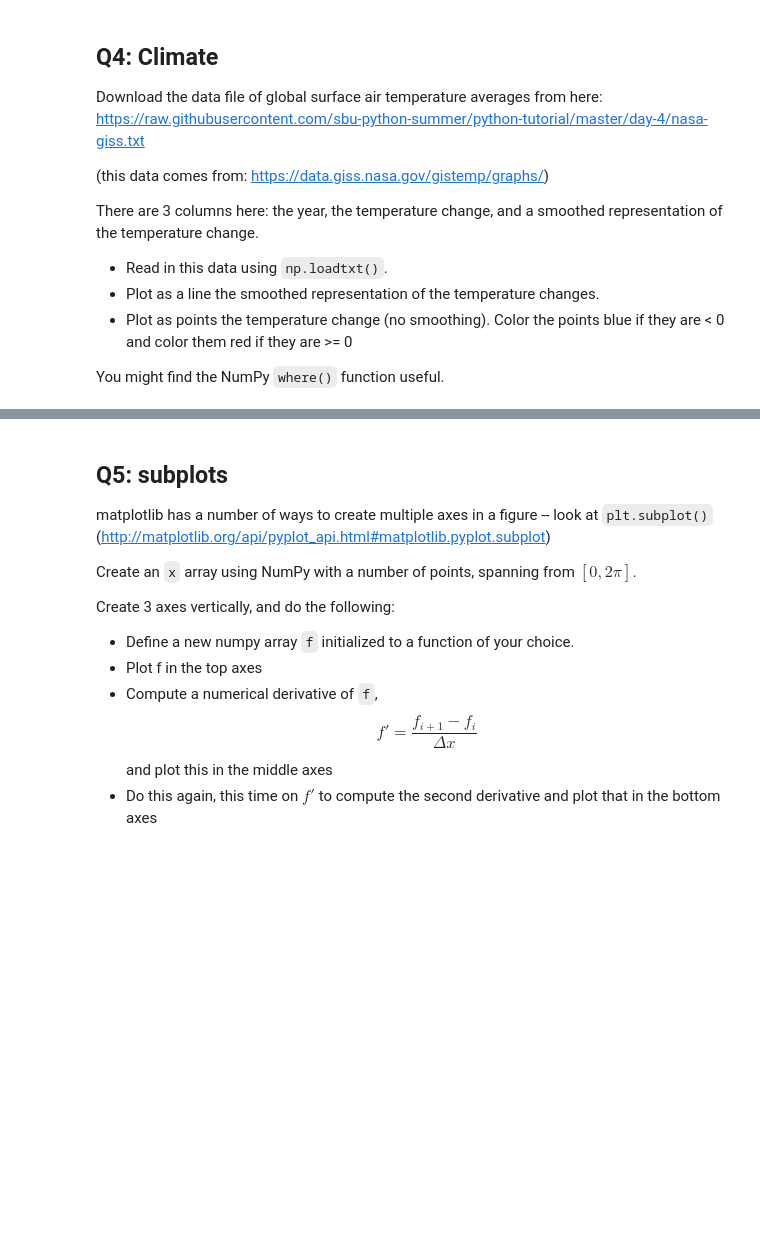
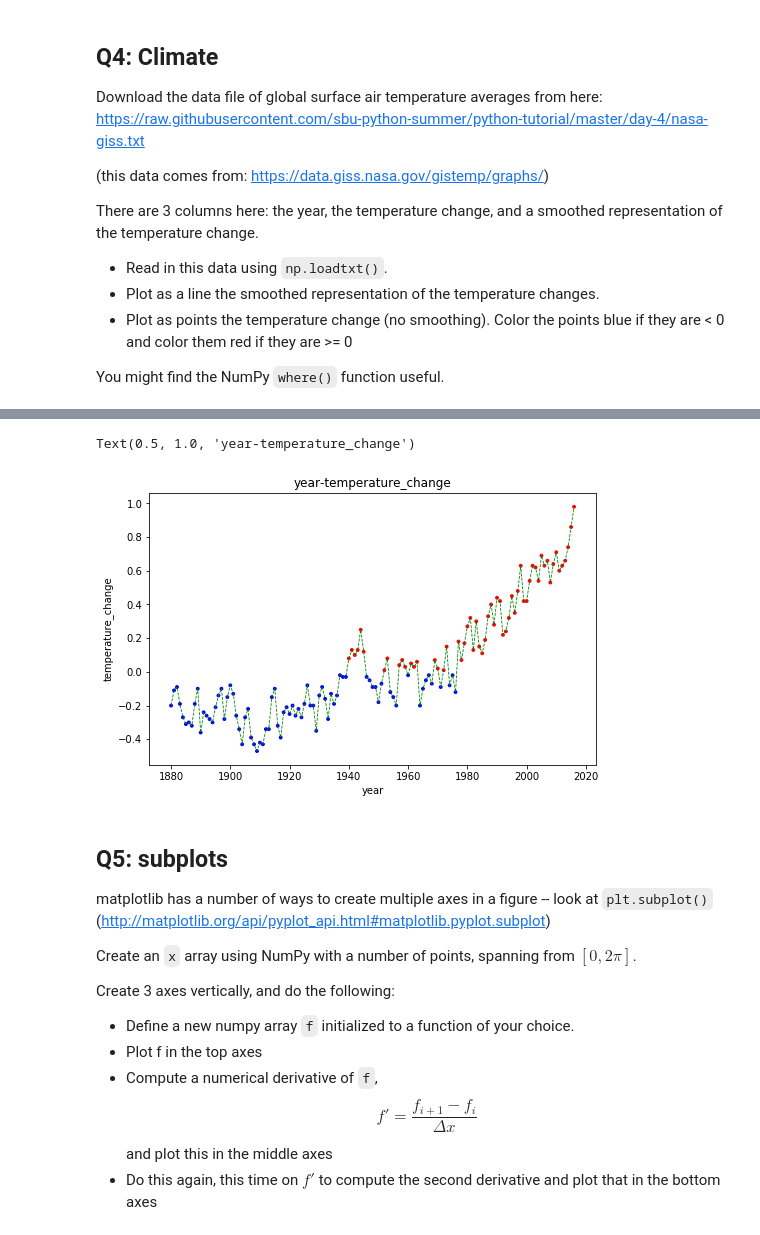
Before and after one commit to jinlin82/2020-python-learning-master, a Jupyter notebook: Week5-Matplotlib/xxy/matplotlib_exercises/2-matplotlib-exercises.ipynb, the cells around one changed output, grey strips where cells are left out. Saved outputs shown, nothing was run; the diff lists cells and outputs as text; code cells hidden in the pictures; blank space fills up the shorter version.

```diff
--- a/Week5-Matplotlib/xxy/matplotlib_exercises/2-matplotlib-exercises.ipynb
+++ b/Week5-Matplotlib/xxy/matplotlib_exercises/2-matplotlib-exercises.ipynb
@@ -145,3 +154,14 @@ OSError: nasa-giss.txt not found.
+# %%
+color = np.where(temperature_change<0,'b','r') # np.where(A<0,B,C) if A<0,B,or C
+plt.figure(figsize=(8,5))
+plt.plot(year,temperature_change,'g--',linewidth=0.8)
+plt.scatter(year,temperature_change,color=color,linewidth=1,s=8) #s点大小
+plt.xlabel('year')
+plt.ylabel('temperature_change')
+plt.title('year-temperature_change')
+# %% [output]
+Text(0.5, 1.0, 'year-temperature_change')
+[figure, added]
 # %% [markdown]
 ## Q5: subplots
 
```
Also changed, not shown: parts of 4 cells of this notebook, 1 other file.
